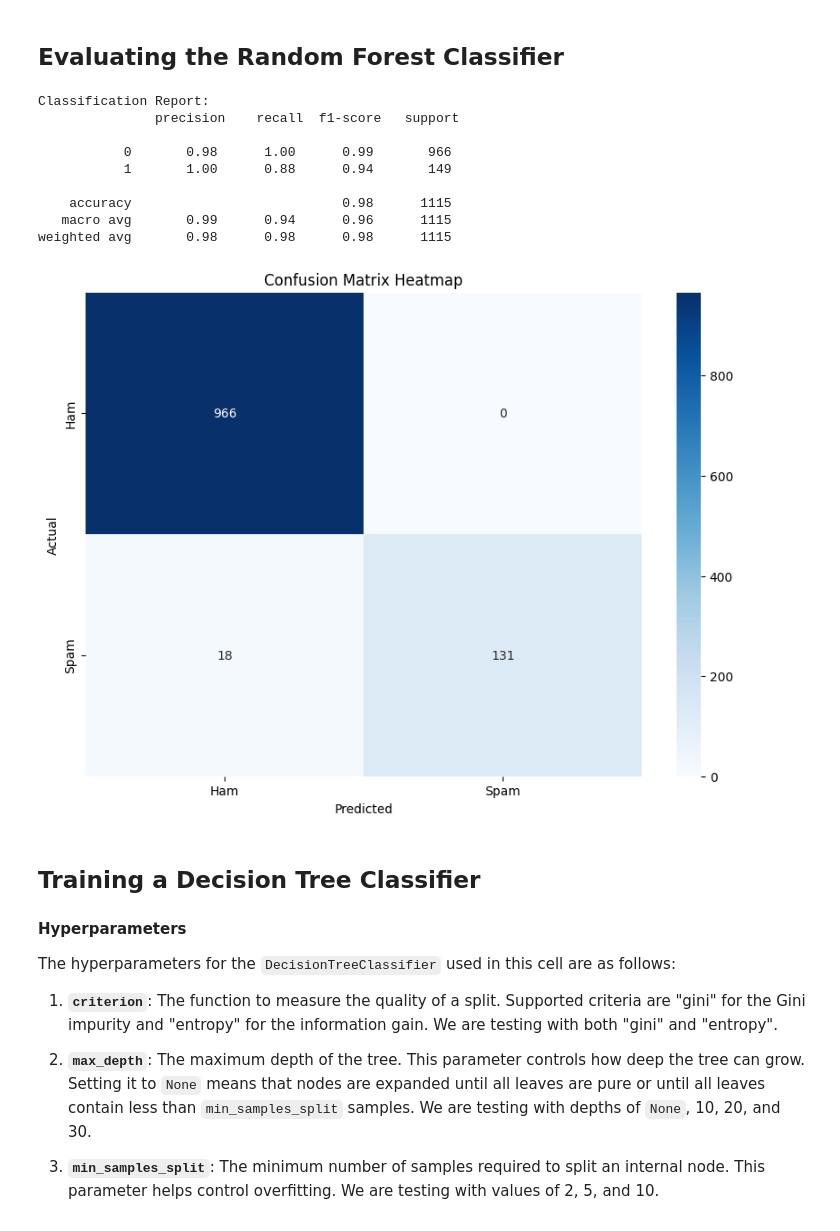
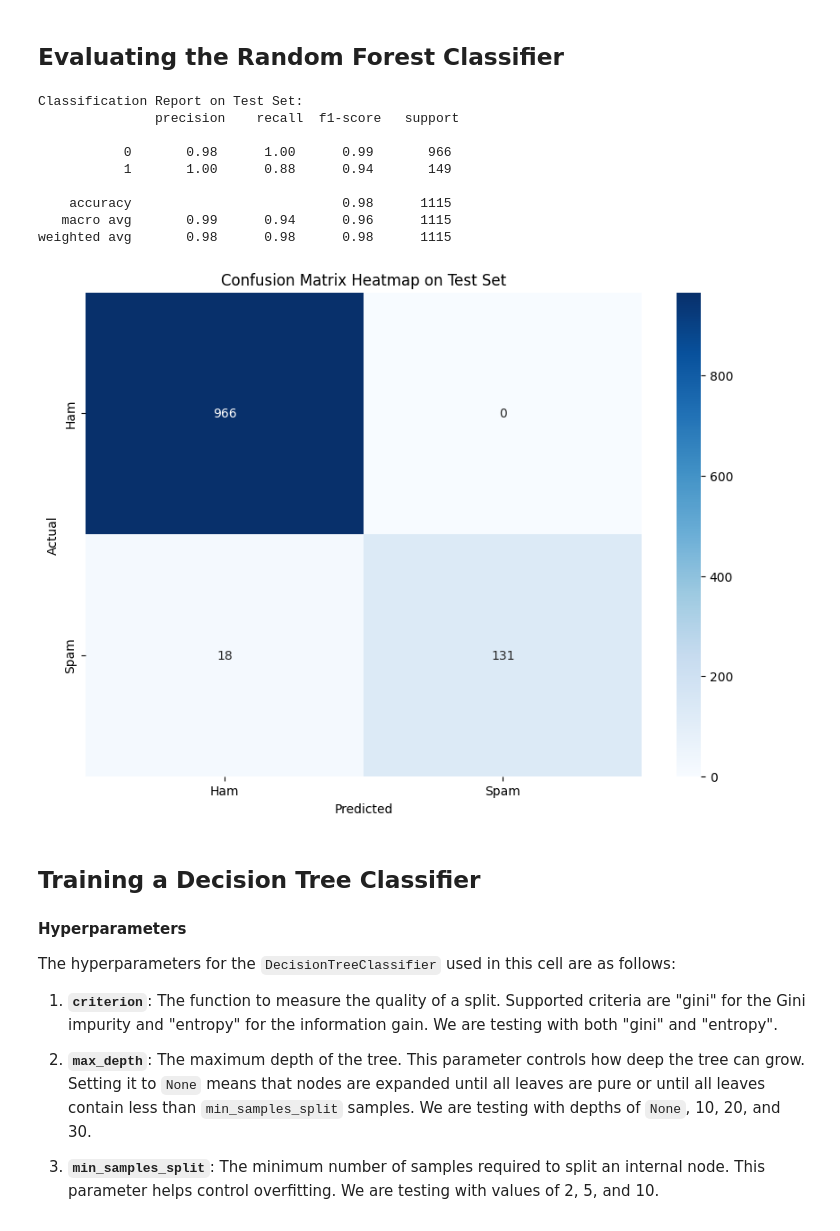
Before and after one commit to Nandini-Jaiswal/AppliedMachineLearning, a Jupyter notebook: Assignment_1/train.ipynb, the cells around one changed output. Drawn from its saved outputs; the diff is of its cells as text; code cells hidden in the pictures.

```diff
--- a/Assignment_1/train.ipynb
+++ b/Assignment_1/train.ipynb
@@ -89,30 +186,18 @@ Best cross-validation score:  0.9732702808358239
 # %% [markdown]
 ## Evaluating the Random Forest Classifier
-# %%
-test_predictions = grid_search.predict(test_df['message'])
-
-report = classification_report(test_df['label'], test_predictions)
-print("Classification Report:\n", report)
-
-conf_matrix = confusion_matrix(test_df['label'], test_predictions)
-
-plt.figure(figsize=(10, 7))
-sns.heatmap(conf_matrix, annot=True, fmt='d', cmap='Blues', xticklabels=['Ham', 'Spam'], yticklabels=['Ham', 'Spam'])
-plt.xlabel('Predicted')
-plt.ylabel('Actual')
-plt.title('Confusion Matrix Heatmap')
-plt.show()
-# %% [output]
-Classification Report:
-               precision    recall  f1-score   support
-
-           0       0.98      1.00      0.99       966
-           1       1.00      0.88      0.94       149
-
-    accuracy                           0.98      1115
-   macro avg       0.99      0.94      0.96      1115
-weighted avg       0.98      0.98      0.98      1115
-[figure, removed]
+# %%
+evaluate_model(best_model_rf, test_df['message'], test_df['label'])
+# %% [output]
+Classification Report on Test Set:
+               precision    recall  f1-score   support
+
+           0       0.98      1.00      0.99       966
+           1       1.00      0.88      0.94       149
+
+    accuracy                           0.98      1115
+   macro avg       0.99      0.94      0.96      1115
+weighted avg       0.98      0.98      0.98      1115
+[figure, added]
 # %% [markdown]
 ## Training a Decision Tree Classifier
 
```
Also changed, not shown: parts of 19 cells of this notebook, 1 other file.
